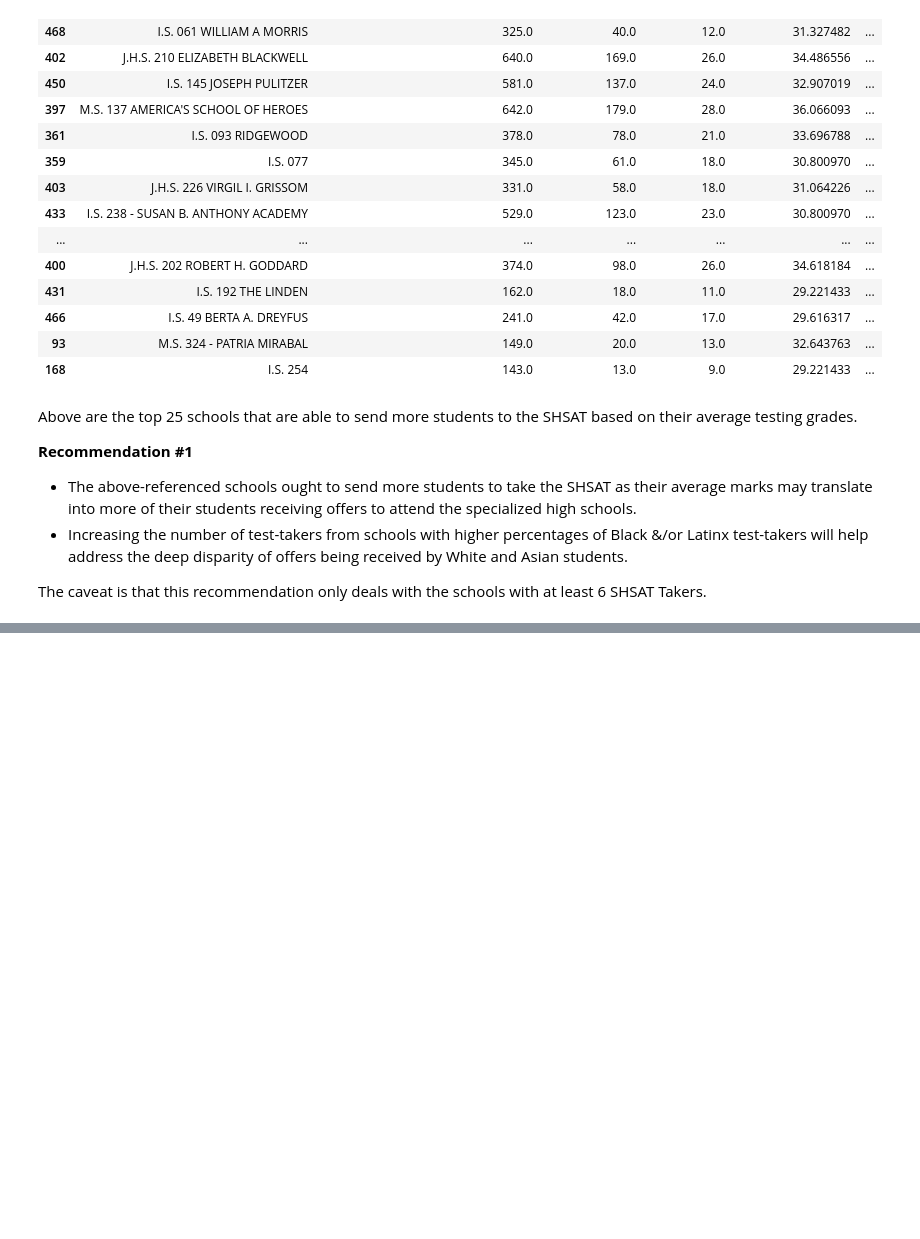
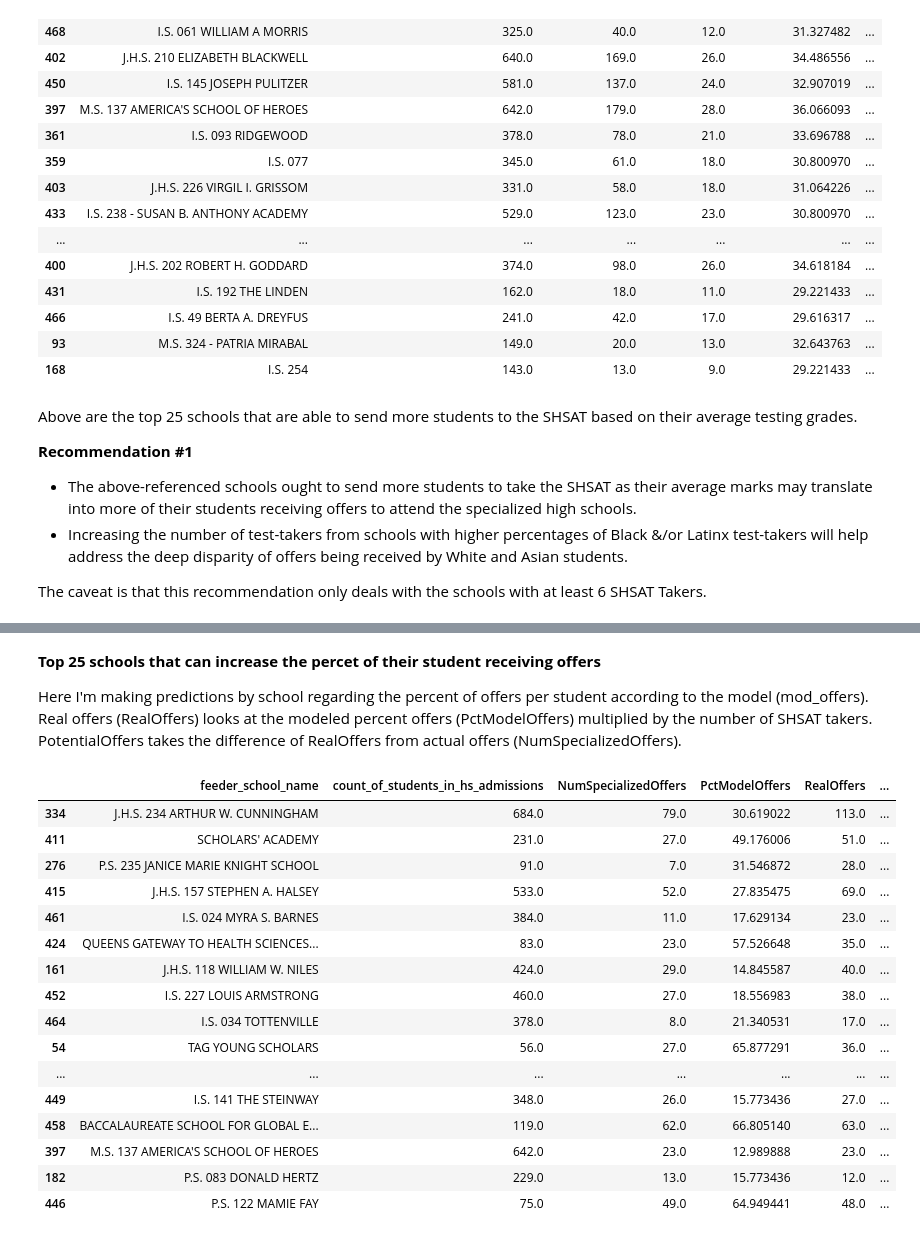
Before and after one commit to dj-m/CapstoneTwo, a Jupyter notebook: notebooks/CapstoneTwo_PredictingHighSchoolAdmissionsOffers.ipynb, the cells around one changed output, grey strips where cells are left out. Saved outputs shown, nothing was run; the diff lists cells and outputs as text; code cells hidden in the pictures; blank space fills up the shorter version.

```diff
--- a/notebooks/CapstoneTwo_PredictingHighSchoolAdmissionsOffers.ipynb
+++ b/notebooks/CapstoneTwo_PredictingHighSchoolAdmissionsOffers.ipynb
@@ -820,0 +858,33 @@ The caveat is that this recommendation only deals with the schools with at least
+# %% [markdown]
+**Top 25 schools that can increase the percet of their student receiving offers**
+
+Here I'm making predictions by school regarding the percent of offers per student according to the model (mod_offers). Real offers (RealOffers) looks at the modeled percent offers (PctModelOffers) multiplied by the number of SHSAT takers. PotentialOffers takes the difference of RealOffers from actual offers (NumSpecializedOffers).
+# %%
+df_score4['PctModelOffers'] = res_offers.predict()
+df_score4['RealOffers'] = round(df_score4.PctModelOffers * (df_score4.NumTestTakers / 100))
+df_score4['PotentialOffers'] = df_score4.RealOffers - df_score4.NumSpecializedOffers
+# %%
+df_score4_under_perf = df_score4[(~df_score4.District.isin([2, 26, 3, 20, 1, 21, 15,
+                                                           25])) & (df_score4.RealOffers > 10)]
+
+df_score4_under_perf[['feeder_school_name', 'count_of_students_in_hs_admissions', 'NumSpecializedOffers',
+                      'PctModelOffers', 'RealOffers', 'PotentialOffers',
+                      'PctBlackOrHispanic']].sort_values('PotentialOffers', ascending = False).head(25)
+# %% [output]
+|  | feeder_school_name | count_of_students_in_hs_admissions | NumSpecializedOffers | PctModelOffers | RealOffers | ... |
+| 334 | J.H.S. 234 ARTHUR W. CUNNINGHAM | 684.0 | 79.0 | 30.619022 | 113.0 | ... |
+| 411 | SCHOLARS' ACADEMY | 231.0 | 27.0 | 49.176006 | 51.0 | ... |
+| 276 | P.S. 235 JANICE MARIE KNIGHT SCHOOL | 91.0 | 7.0 | 31.546872 | 28.0 | ... |
+| 415 | J.H.S. 157 STEPHEN A. HALSEY | 533.0 | 52.0 | 27.835475 | 69.0 | ... |
+| 461 | I.S. 024 MYRA S. BARNES | 384.0 | 11.0 | 17.629134 | 23.0 | ... |
+| 424 | QUEENS GATEWAY TO HEALTH SCIENCES... | 83.0 | 23.0 | 57.526648 | 35.0 | ... |
+| 161 | J.H.S. 118 WILLIAM W. NILES | 424.0 | 29.0 | 14.845587 | 40.0 | ... |
+| 452 | I.S. 227 LOUIS ARMSTRONG | 460.0 | 27.0 | 18.556983 | 38.0 | ... |
+| 464 | I.S. 034 TOTTENVILLE | 378.0 | 8.0 | 21.340531 | 17.0 | ... |
+| 54 | TAG YOUNG SCHOLARS | 56.0 | 27.0 | 65.877291 | 36.0 | ... |
+| ... | ... | ... | ... | ... | ... | ... |
+| 449 | I.S. 141 THE STEINWAY | 348.0 | 26.0 | 15.773436 | 27.0 | ... |
+| 458 | BACCALAUREATE SCHOOL FOR GLOBAL E... | 119.0 | 62.0 | 66.805140 | 63.0 | ... |
+| 397 | M.S. 137 AMERICA'S SCHOOL OF HEROES | 642.0 | 23.0 | 12.989888 | 23.0 | ... |
+| 182 | P.S. 083 DONALD HERTZ | 229.0 | 13.0 | 15.773436 | 12.0 | ... |
+| 446 | P.S. 122 MAMIE FAY | 75.0 | 49.0 | 64.949441 | 48.0 | ... |
```
Also changed, not shown: parts of 6 cells of this notebook.
